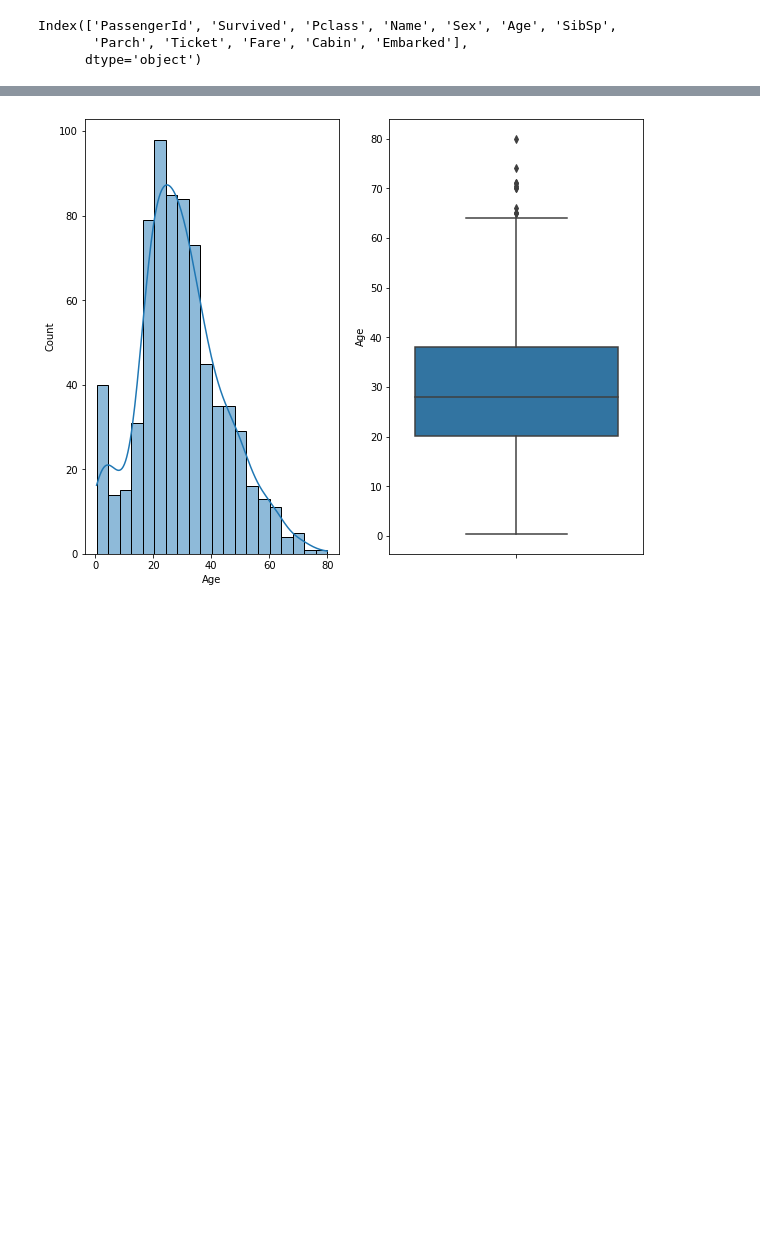
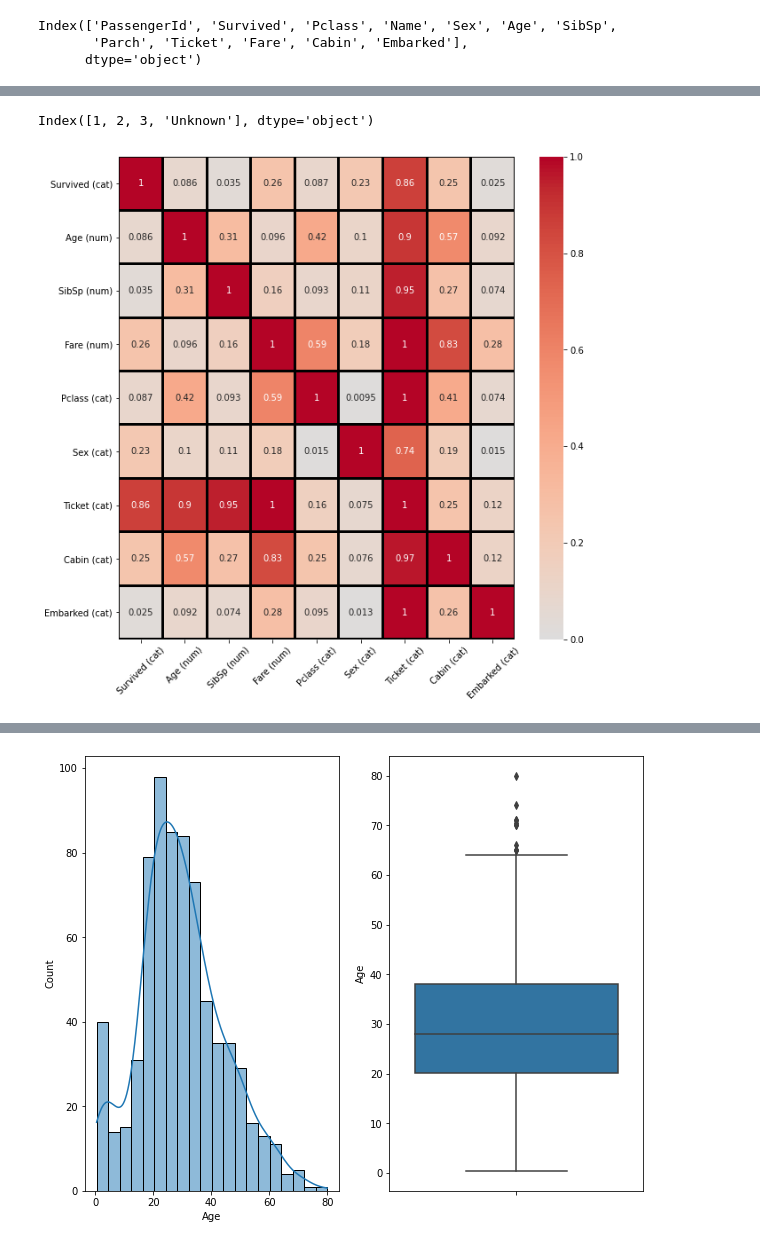
Before and after one commit to edoardovivo/MLAutoEDA, a Jupyter notebook: AutoEDA.ipynb, the cells around one changed output, grey strips where cells are left out. Drawn from its saved outputs; the diff is of its cells as text; code cells hidden in the pictures; blank space fills up the shorter version.

Commit message:
Added computation of associations

```diff
--- a/AutoEDA.ipynb
+++ b/AutoEDA.ipynb
@@ -112,0 +138,16 @@ Index(['PassengerId', 'Survived', 'Pclass', 'Name', 'Sex', 'Age', 'SibSp',
+# %%
+dataframe["Pclass"].cat.categories
+# %% [output]
+Index([1, 2, 3, 'Unknown'], dtype='object')
+# %%
+dataframe = train_df
+numerical_vars = ['Age', 'SibSp', 'Fare']
+categorical_vars = ['Pclass', 'Sex', 'Ticket', 'Cabin', 'Embarked']
+dataframe[categorical_vars] = dataframe[categorical_vars].astype("category")
+for c in categorical_vars:
+    if ("Unknown" not in dataframe[c].cat.categories):
+        dataframe.loc[:, c] = dataframe[c].cat.add_categories("Unknown").fillna("Unknown")
+target = 'Survived'
+df_corr, df_corr_ordered, (fig,ax) =  eda.associations(dataframe, numerical_vars, categorical_vars, target, target_type='categorical')
+# %% [output]
+[figure, added]
```
Also changed, not shown: parts of 10 cells of this notebook, 1 other file.
